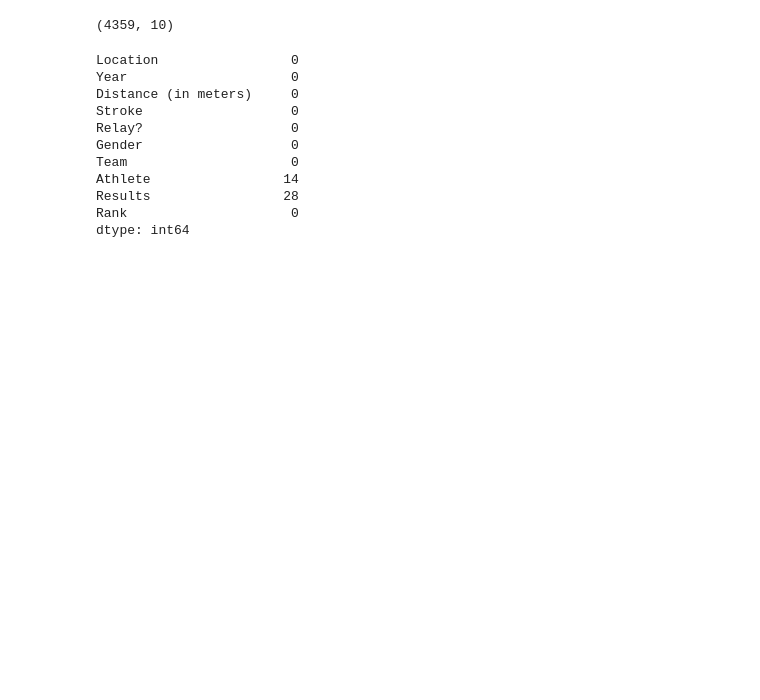
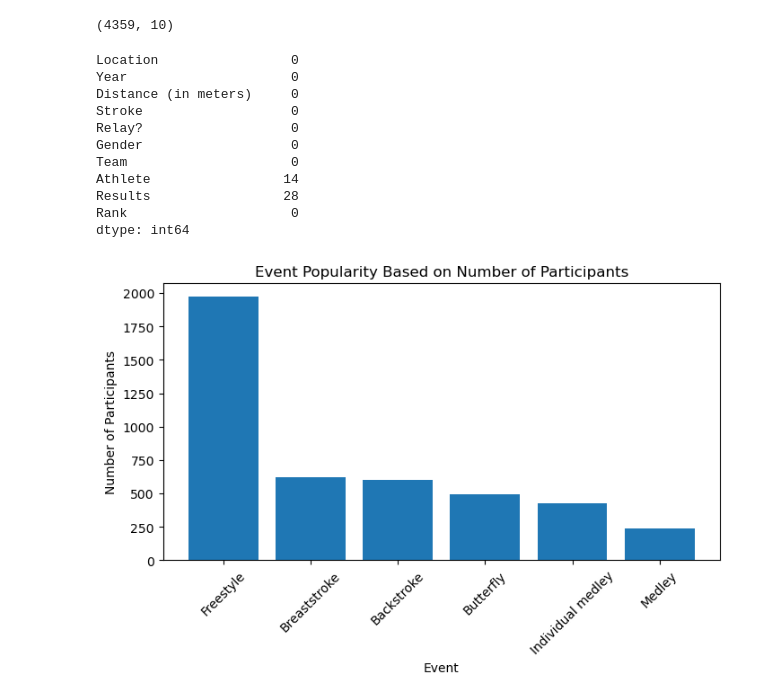
Before and after one commit to kkuria1/Olympic-swimming-analysis, a Jupyter notebook: olympic_swimming_analysis.ipynb, the cells around one changed output. Saved outputs shown, nothing was run; the diff lists cells and outputs as text; code cells hidden in the pictures; blank space fills up the shorter version.

```diff
--- a/olympic_swimming_analysis.ipynb
+++ b/olympic_swimming_analysis.ipynb
@@ -3,6 +6,6 @@ import pandas as pd
 # %%
-df = pd.read_csv('Olympic_Swimming_Results_1912to2020.csv')
-df
+olympic_df = pd.read_csv('Olympic_Swimming_Results_1912to2020.csv')
+olympic_df
 # %% [output]
 |  | Location | Year | Distance (in meters) | Stroke | Relay? | Gender | Team | Athlete | Results | ... |
 | 0 | Tokyo | 2020 | 100m | Backstroke | 0 | Men | ROC | Evgeny Rylov | 51.98 | ... |
@@ -93,3 +98,22 @@ Athlete                 14
 Results                 28
 Rank                     0
 dtype: int64
+# %%
+
+# Convert 'Results' column to numeric
+olympic_df['Results'] = pd.to_numeric(olympic_df['Results'], errors='coerce')
+# %%
+# Count the number of participants in different events
+event_popularity = olympic_df['Stroke'].value_counts().reset_index()
+event_popularity.columns = ['Event', 'Number of Participants']
+
+# Plot the number of participants in different events
+plt.figure(figsize=(8, 4))
+plt.bar(event_popularity['Event'], event_popularity['Number of Participants'])
+plt.xlabel('Event')
+plt.ylabel('Number of Participants')
+plt.title('Event Popularity Based on Number of Participants')
+plt.xticks(rotation=45)
+plt.show()
+# %% [output]
+[figure, added]
```
Also changed, not shown: parts of 7 cells of this notebook.
